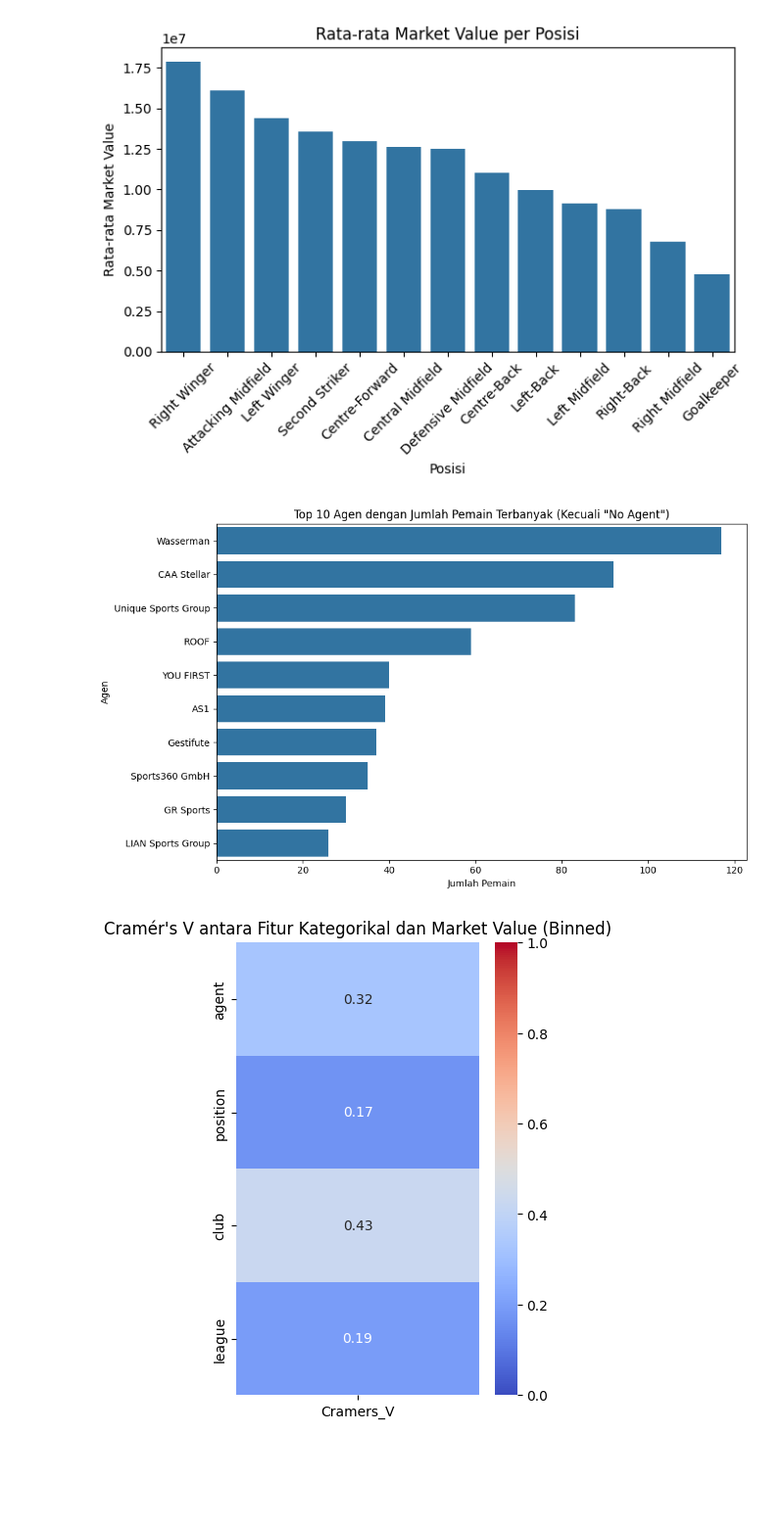
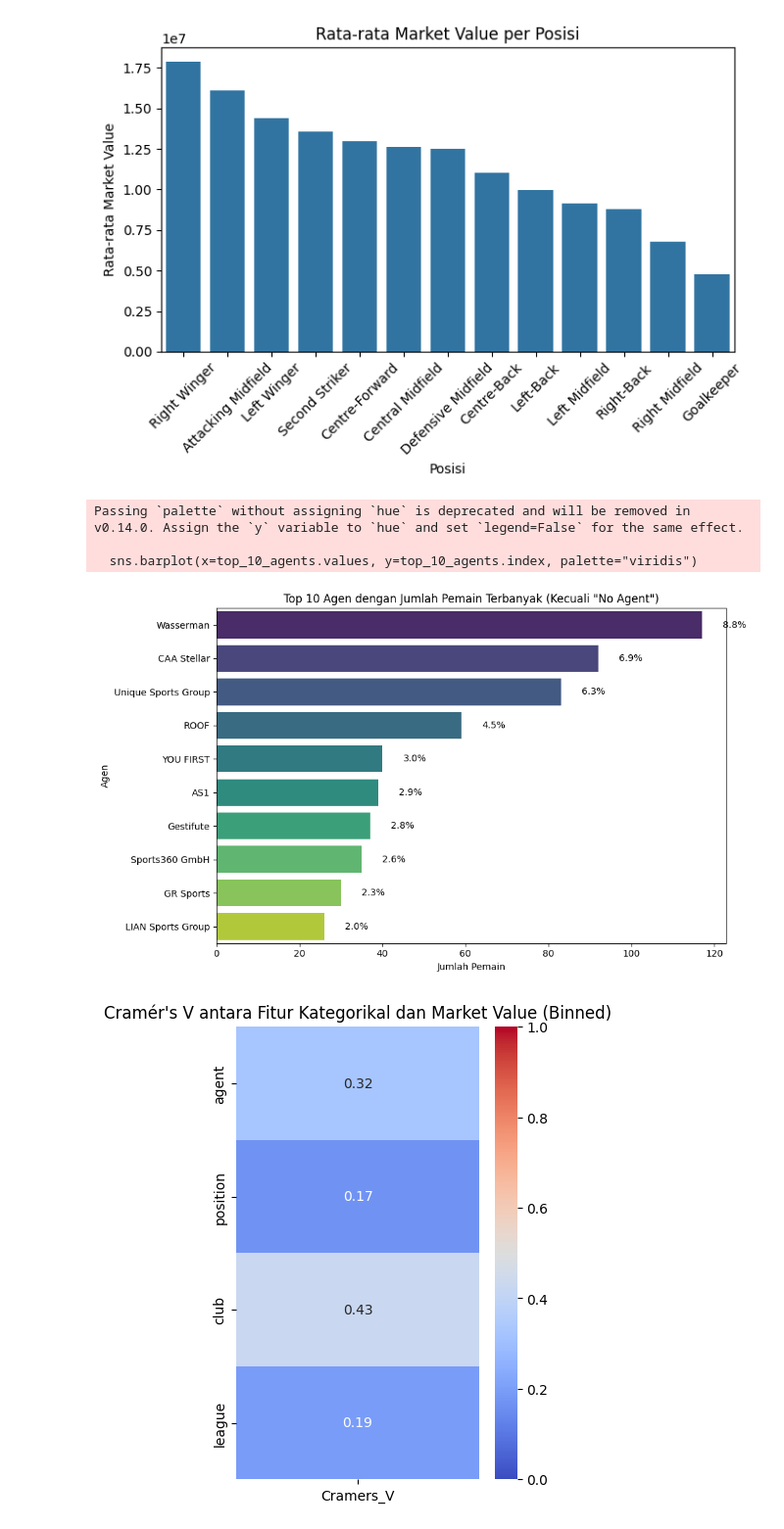
Before and after one commit to S4njuuu3291/footballer-insight-lab, a Jupyter notebook: notebook/1-cleaning-eda.ipynb, the cells around one changed output. Shown at 98% size. Cells and saved outputs as stored; diff of their text form; code cells hidden in the pictures; blank space fills up the shorter version.

```diff
--- a/notebook/1-cleaning-eda.ipynb
+++ b/notebook/1-cleaning-eda.ipynb
@@ -212,22 +212,34 @@ plt.show()
 # %% [output]
 [figure]
 # %%
+import matplotlib.pyplot as plt
+import seaborn as sns
+
 df_filtered = df[df['agent'] != 'No Agent']
 
-top_10_agents = df_filtered['agent'].value_counts().head(10).index
+agent_counts = df_filtered['agent'].value_counts()
+top_10_agents = agent_counts.head(10)
+total_players = agent_counts.sum()
 
-df_top_agents = df_filtered[df_filtered['agent'].isin(top_10_agents)]
+percentages = (top_10_agents / total_players) * 100
 
 plt.figure(figsize=(10,6))
-sns.countplot(data=df_top_agents, y='agent', order=top_10_agents)
+sns.barplot(x=top_10_agents.values, y=top_10_agents.index, palette="viridis")
 
 plt.title('Top 10 Agen dengan Jumlah Pemain Terbanyak (Kecuali "No Agent")')
 plt.xlabel('Jumlah Pemain')
 plt.ylabel('Agen')
+
+for i, (count, pct) in enumerate(zip(top_10_agents.values, percentages)):
+    plt.text(count + 5, i, f'{pct:.1f}%', va='center')
+
 plt.tight_layout()
 plt.show()
 # %% [output]
+Passing `palette` without assigning `hue` is deprecated and will be removed in v0.14.0. Assign the `y` variable to `hue` and set `legend=False` for the same effect.
+
+  sns.barplot(x=top_10_agents.values, y=top_10_agents.index, palette="viridis")
-[figure, old version]
+[figure, new version]
 # %%
 df['season_ga'] = df['season_stats_goals'] + df['season_stats_assists']
 # %%
```
Also changed, not shown: parts of 1 cell of this notebook.
